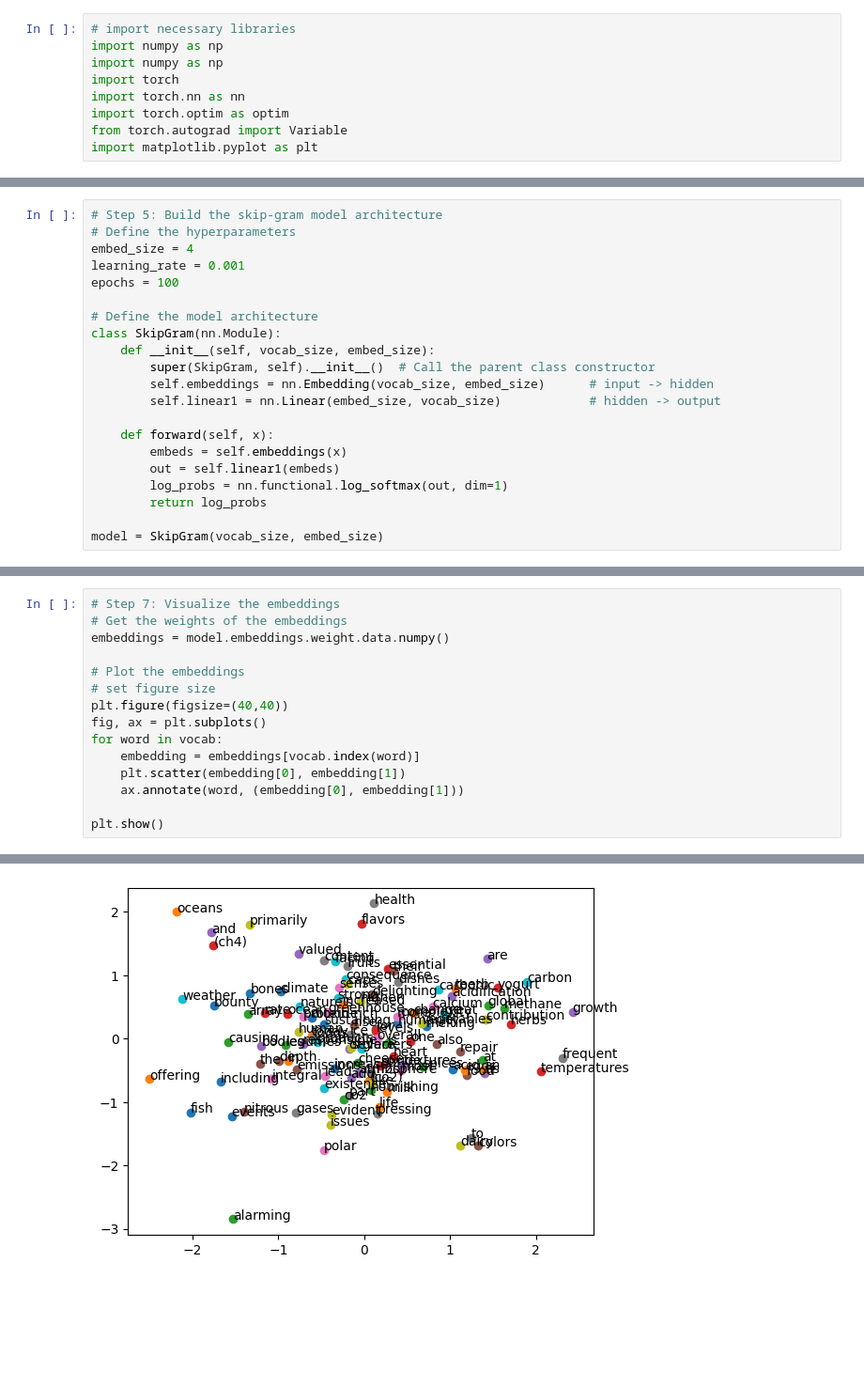
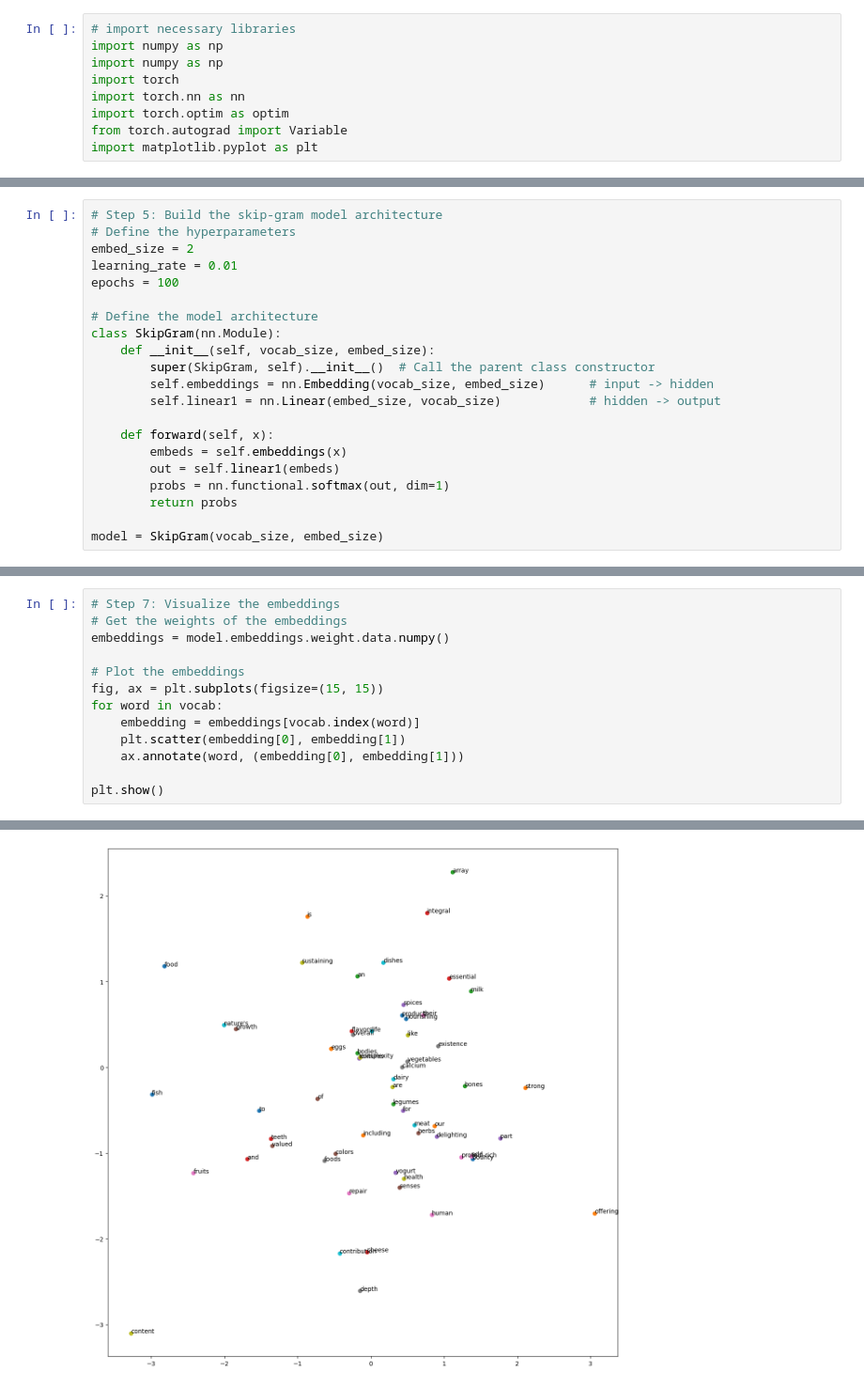
Before and after one commit to Anika-Roy/Exploring_Graph_Embeddings, a Jupyter notebook: skip-gram.ipynb, the cells around one changed output, grey strips where cells are left out. Shown: that part at 94% size. Drawn from its saved outputs; the diff is of its cells as text; blank space fills up the shorter version.

```diff
--- a/skip-gram.ipynb
+++ b/skip-gram.ipynb
@@ -58,8 +63,8 @@ print(word_pairs)
 # %%
 # Step 5: Build the skip-gram model architecture
 # Define the hyperparameters
-embed_size = 4
-learning_rate = 0.001
+embed_size = 2
+learning_rate = 0.01
 epochs = 100
 
 # Define the model architecture
@@ -72,8 +77,8 @@ class SkipGram(nn.Module):
     def forward(self, x):
         embeds = self.embeddings(x)
         out = self.linear1(embeds)
-        log_probs = nn.functional.log_softmax(out, dim=1)
-        return log_probs
+        probs = nn.functional.softmax(out, dim=1)
+        return probs
 
 model = SkipGram(vocab_size, embed_size)
 # %%
@@ -119,9 +136,7 @@ Epoch: 99 Loss: tensor(2626.8643)
 embeddings = model.embeddings.weight.data.numpy()
 
 # Plot the embeddings
-# set figure size
-plt.figure(figsize=(40,40))
-fig, ax = plt.subplots()
+fig, ax = plt.subplots(figsize=(15, 15))
 for word in vocab:
     embedding = embeddings[vocab.index(word)]
     plt.scatter(embedding[0], embedding[1])
@@ -133 +147 @@ plt.show()
-[figure, old version]
+[figure, new version]
```
Also changed, not shown: parts of 5 cells of this notebook, 1 other file.
